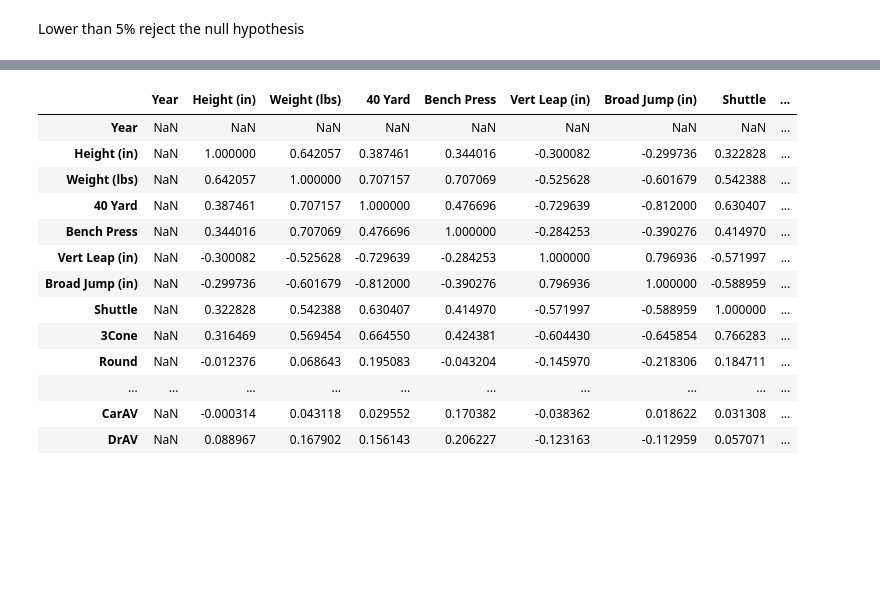
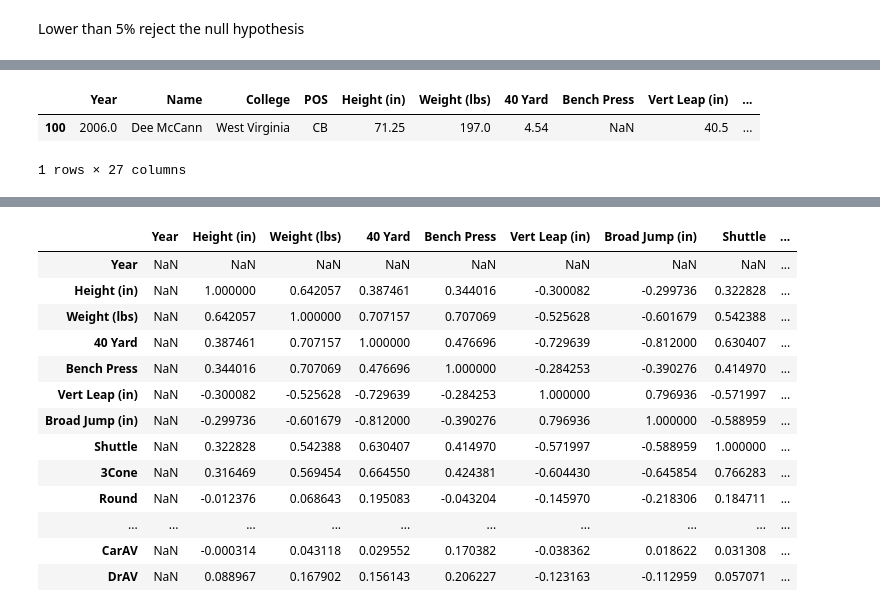
Before and after one commit to jkurt13/CapstoneTwo, a Jupyter notebook: EDA.ipynb, the cells around one changed output, grey strips where cells are left out. Saved outputs shown, nothing was run; the diff lists cells and outputs as text; code cells hidden in the pictures; blank space fills up the shorter version.

```diff
--- a/EDA.ipynb
+++ b/EDA.ipynb
@@ -633,0 +598,6 @@ Lower than 5% reject the null hypothesis
+# %%
+drafted[drafted['Name'] == 'Dee McCann']
+# %% [output]
+|  | Year | Name | College | POS | Height (in) | Weight (lbs) | 40 Yard | Bench Press | Vert Leap (in) | ... |
+| 100 | 2006.0 | Dee McCann | West Virginia | CB | 71.25 | 197.0 | 4.54 | NaN | 40.5 | ... |
+1 rows × 27 columns
```
Also changed, not shown: parts of 25 cells of this notebook.
